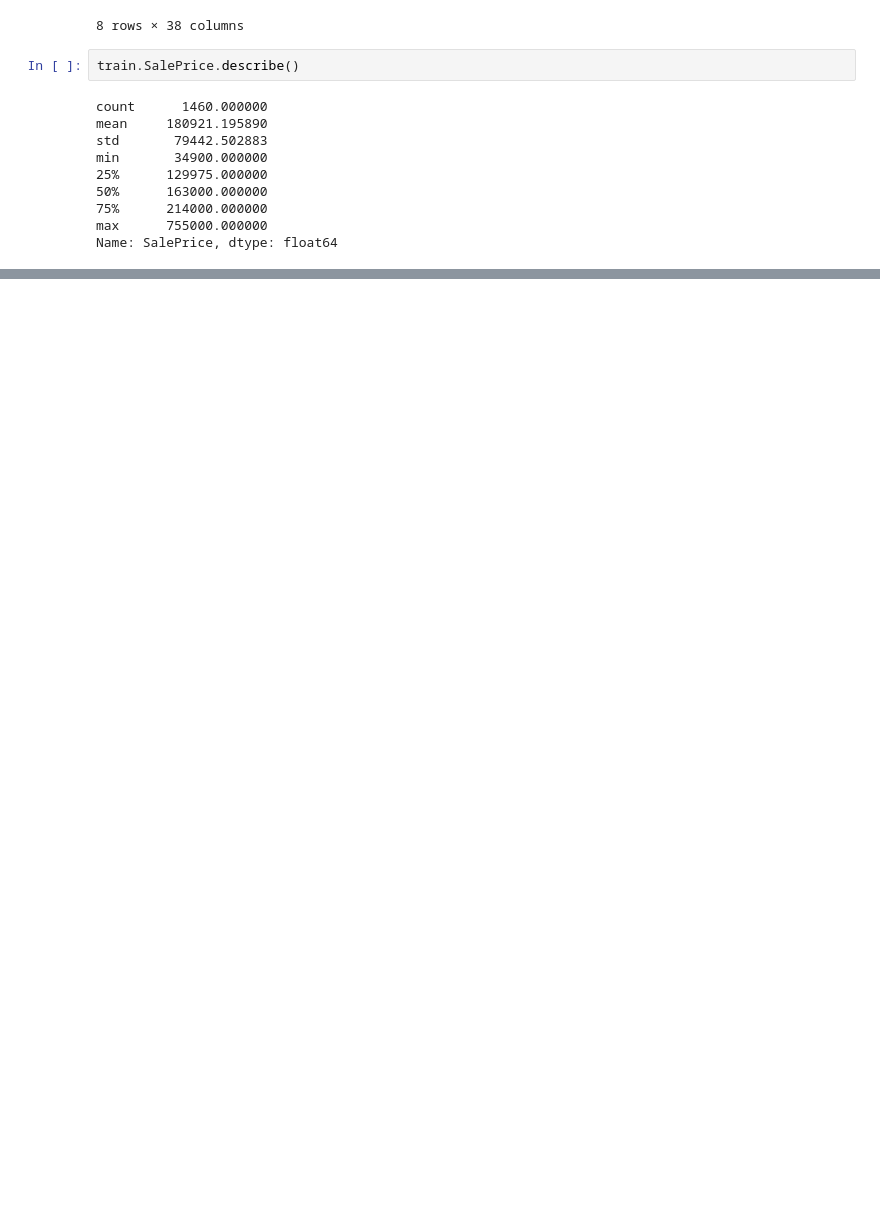
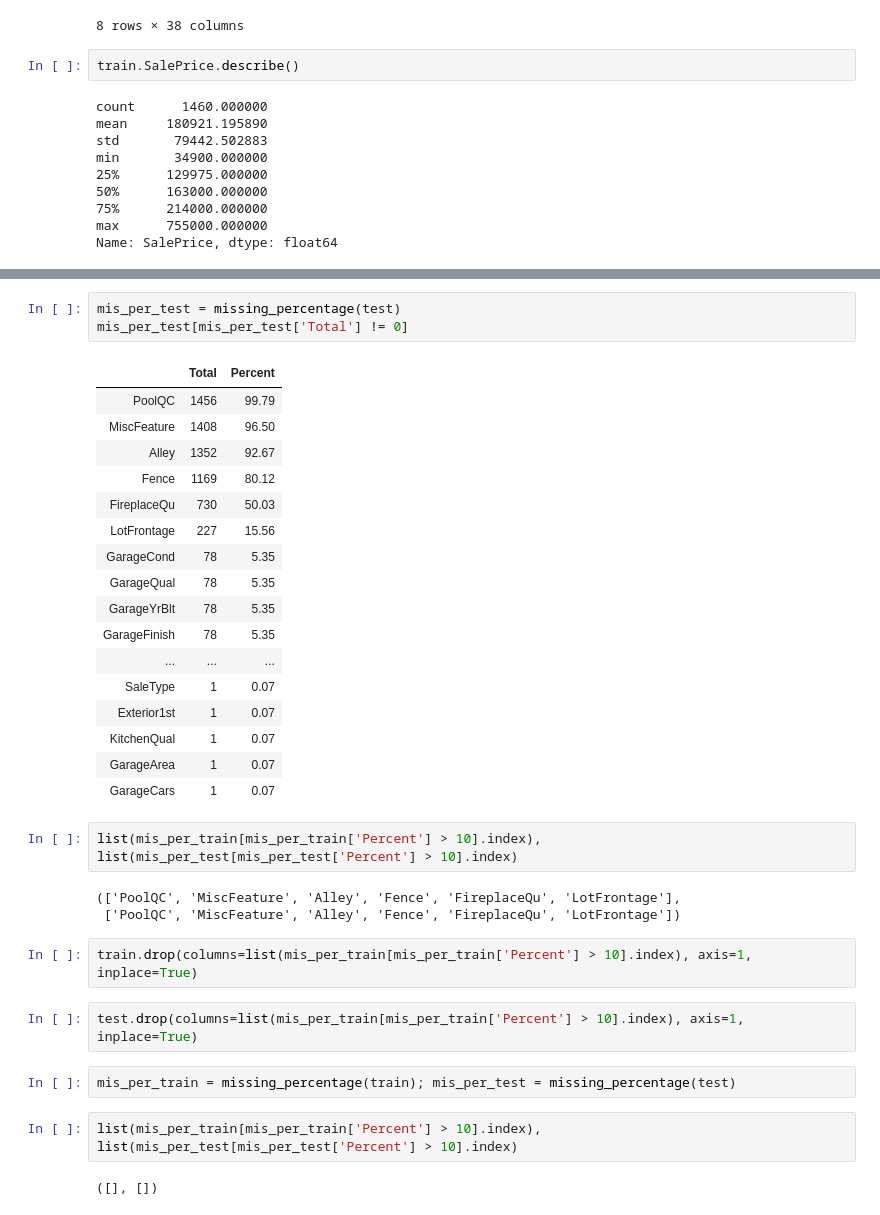
Before and after one commit to volynvlad/jup-notebook, a Jupyter notebook: kaggle/HousePricesAdvancedRegressionTechniques/house_price.ipynb, the cells around one changed output, grey strips where cells are left out. Drawn from its saved outputs; the diff is of its cells as text; blank space fills up the shorter version.

```diff
--- a/kaggle/HousePricesAdvancedRegressionTechniques/house_price.ipynb
+++ b/kaggle/HousePricesAdvancedRegressionTechniques/house_price.ipynb
@@ -86,0 +168,36 @@ sns.distplot(train.SalePrice);
+# %%
+mis_per_test = missing_percentage(test)
+mis_per_test[mis_per_test['Total'] != 0]
+# %% [output]
+|  | Total | Percent |
+| PoolQC | 1456 | 99.79 |
+| MiscFeature | 1408 | 96.50 |
+| Alley | 1352 | 92.67 |
+| Fence | 1169 | 80.12 |
+| FireplaceQu | 730 | 50.03 |
+| LotFrontage | 227 | 15.56 |
+| GarageCond | 78 | 5.35 |
+| GarageQual | 78 | 5.35 |
+| GarageYrBlt | 78 | 5.35 |
+| GarageFinish | 78 | 5.35 |
+| ... | ... | ... |
+| SaleType | 1 | 0.07 |
+| Exterior1st | 1 | 0.07 |
+| KitchenQual | 1 | 0.07 |
+| GarageArea | 1 | 0.07 |
+| GarageCars | 1 | 0.07 |
+# %%
+list(mis_per_train[mis_per_train['Percent'] > 10].index), list(mis_per_test[mis_per_test['Percent'] > 10].index)
+# %% [output]
+(['PoolQC', 'MiscFeature', 'Alley', 'Fence', 'FireplaceQu', 'LotFrontage'],
+ ['PoolQC', 'MiscFeature', 'Alley', 'Fence', 'FireplaceQu', 'LotFrontage'])
+# %%
+train.drop(columns=list(mis_per_train[mis_per_train['Percent'] > 10].index), axis=1, inplace=True)
+# %%
+test.drop(columns=list(mis_per_train[mis_per_train['Percent'] > 10].index), axis=1, inplace=True)
+# %%
+mis_per_train = missing_percentage(train); mis_per_test = missing_percentage(test)
+# %%
+list(mis_per_train[mis_per_train['Percent'] > 10].index), list(mis_per_test[mis_per_test['Percent'] > 10].index)
+# %% [output]
+([], [])
```
Also changed, not shown: parts of 10 cells of this notebook, 1 other file.
